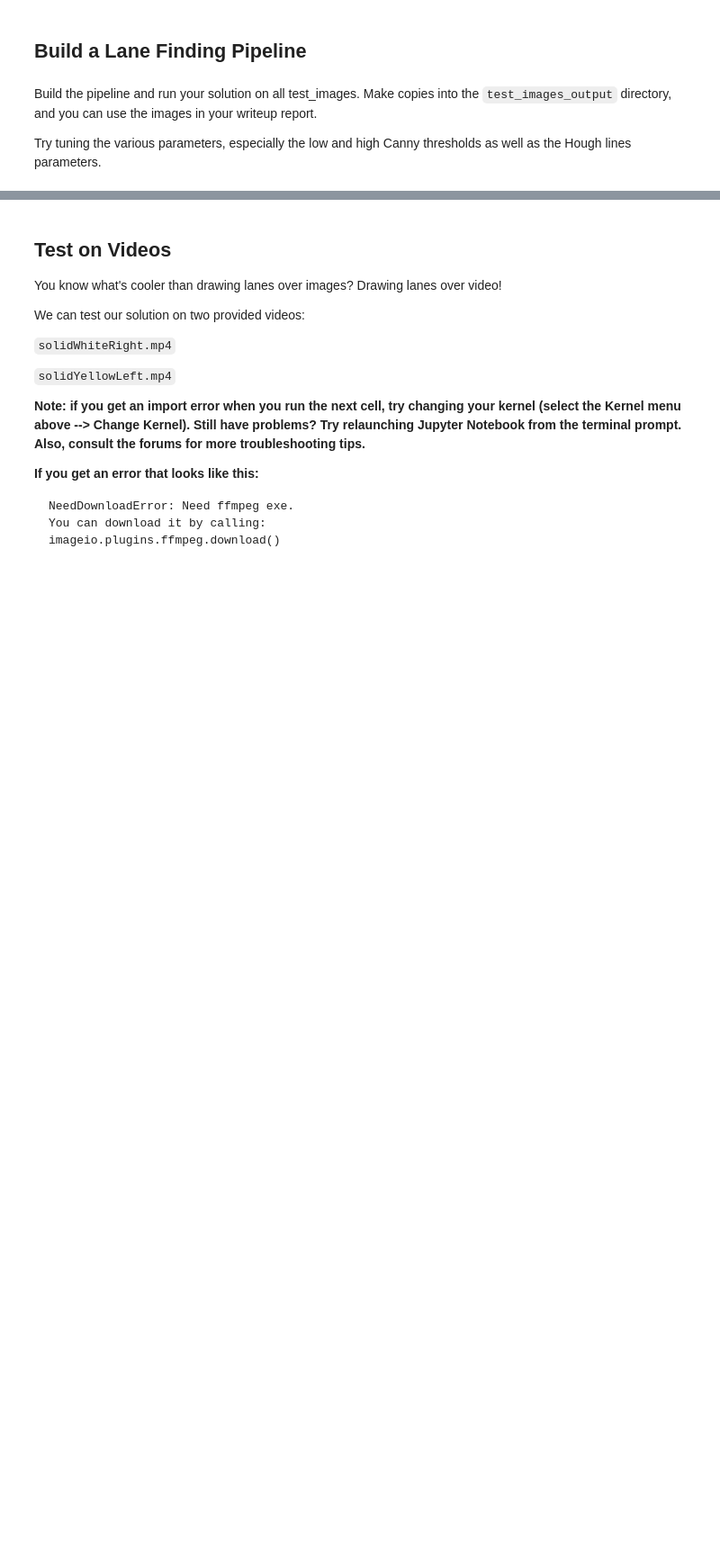
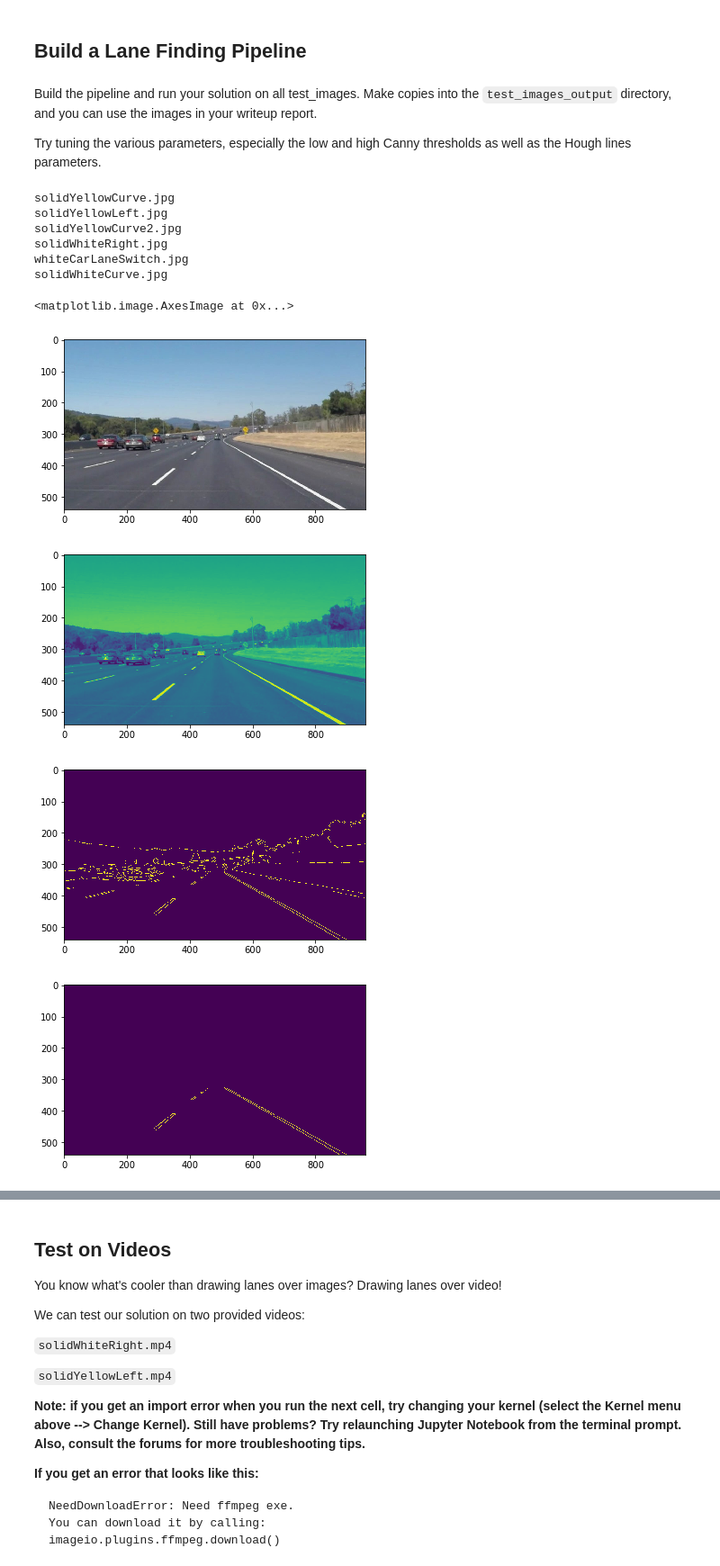
Before and after one commit to faabdal1/Udacity_nanodegree, a Jupyter notebook: Project_1_Finding_lanes/P1.ipynb, the cells around one changed output, grey strips where cells are left out. Shown at 90% size. Cells and saved outputs as stored; diff of their text form; code cells hidden in the pictures; blank space fills up the shorter version.

Commit message:
image processing

```diff
--- a/Project_1_Finding_lanes/P1.ipynb
+++ b/Project_1_Finding_lanes/P1.ipynb
@@ -187,0 +189,65 @@ Try tuning the various parameters, especially the low and high Canny thresholds
+# %%
+# TODO: Build your pipeline that will draw lane lines on the test_images
+# then save them to the test_images_output directory.
+
+
+for i in range(len(list)):
+    #Read image
+    image = mpimg.imread('test_images/{}'.format(list[i]))
+    print(list[i])
+
+    #Convert the image to grayscale
+    gray = grayscale(image)
+
+    #Define a kernel size and apply Gaussian smoothing
+    kernel_size = 5
+    blur_gray = gaussian_blur(gray, kernel_size)
+
+    #Define parameter for Canny edge and apply
+    low_threshold = 50
+    high_threshold = 150
+    edges = canny(blur_gray, low_threshold, high_threshold)
+
+    #Define region of interest and apply to edges
+    imshape = image.shape
+    vertices = np.array([[(0,imshape[0]),(450, 325), (510, 325), (imshape[1],imshape[0])]], dtype=np.int32)
+    masked_image = region_of_interest(edges,vertices)
+
+    #Define the Hough transform parameters
+
+    rho = 3 # distance resolution in pixels of the Hough grid
+    theta = np.pi/180 # angular resolution in radians of the Hough grid
+    threshold = 20   # minimum number of votes (intersections in Hough grid cell)
+    min_line_length = 30 #minimum number of pixels making up a line
+    max_line_gap = 17 # maximum gap in pixels between connectable line segments
+
+    line_img = hough_lines(masked_image, rho, theta, threshold, min_line_length, max_line_gap)
+
+    new_img = weighted_img(line_img,image)
+
+    cv2.imwrite('test_images_output/{}'.format(list[i]), cv2.cvtColor(new_img, cv2.COLOR_RGB2BGR))
+
+plt.figure()
+plt.imshow(image)
+plt.figure()
+plt.imshow(gray)
+plt.figure()
+plt.imshow(edges)
+plt.figure()
+plt.imshow(masked_image)
+plt.figure()
+plt.imshow(line_img)
+plt.figure()
+plt.imshow(new_img)
+# %% [output]
+solidYellowCurve.jpg
+solidYellowLeft.jpg
+solidYellowCurve2.jpg
+solidWhiteRight.jpg
+whiteCarLaneSwitch.jpg
+solidWhiteCurve.jpg
+<matplotlib.image.AxesImage at 0x...>
+[figure, added]
+[figure, added]
+[figure, added]
+[figure, added]
```
Also changed, not shown: parts of 4 cells of this notebook, 7 other files.
